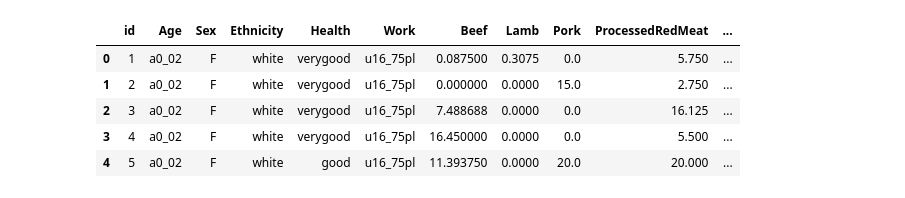
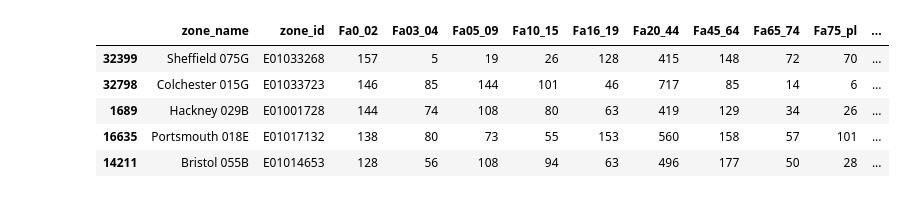
Before and after one commit to ClaudiaTurner/Predictive_Analytics, a Jupyter notebook: Assignment_1_P_Analytics.ipynb, the cells around one changed output. Cells and saved outputs as stored; diff of their text form; code cells hidden in the pictures.

```diff
--- a/Assignment_1_P_Analytics.ipynb
+++ b/Assignment_1_P_Analytics.ipynb
@@ -5,11 +5,14 @@ import pandas as pd
 import matplotlib.pyplot as plt
 # %%
 Individuals=pd.read_csv('https://github.com/ClaudiaTurner/Predictive_Analytics/raw/main/DATA/individuals.csv')
+Age_Sex=pd.read_csv('https://github.com/ClaudiaTurner/Predictive_Analytics/raw/main/DATA/age_sex.csv')
 Individuals.head()
+
+Age_Sex.nlargest(5, 'Fa0_02')
 # %% [output]
-|  | id | Age | Sex | Ethnicity | Health | Work | Beef | Lamb | Pork | ProcessedRedMeat | ... |
-| 0 | 1 | a0_02 | F | white | verygood | u16_75pl | 0.087500 | 0.3075 | 0.0 | 5.750 | ... |
-| 1 | 2 | a0_02 | F | white | verygood | u16_75pl | 0.000000 | 0.0000 | 15.0 | 2.750 | ... |
-| 2 | 3 | a0_02 | F | white | verygood | u16_75pl | 7.488688 | 0.0000 | 0.0 | 16.125 | ... |
-| 3 | 4 | a0_02 | F | white | verygood | u16_75pl | 16.450000 | 0.0000 | 0.0 | 5.500 | ... |
-| 4 | 5 | a0_02 | F | white | good | u16_75pl | 11.393750 | 0.0000 | 20.0 | 20.000 | ... |
+|  | zone_name | zone_id | Fa0_02 | Fa03_04 | Fa05_09 | Fa10_15 | Fa16_19 | Fa20_44 | Fa45_64 | Fa65_74 | Fa75_pl | ... |
+| 32399 | Sheffield 075G | E01033268 | 157 | 5 | 19 | 26 | 128 | 415 | 148 | 72 | 70 | ... |
+| 32798 | Colchester 015G | E01033723 | 146 | 85 | 144 | 101 | 46 | 717 | 85 | 14 | 6 | ... |
+| 1689 | Hackney 029B | E01001728 | 144 | 74 | 108 | 80 | 63 | 419 | 129 | 34 | 26 | ... |
+| 16635 | Portsmouth 018E | E01017132 | 138 | 80 | 73 | 55 | 153 | 560 | 158 | 57 | 101 | ... |
+| 14211 | Bristol 055B | E01014653 | 128 | 56 | 108 | 94 | 63 | 496 | 177 | 50 | 28 | ... |
```
Also changed, not shown: parts of 6 cells of this notebook.
